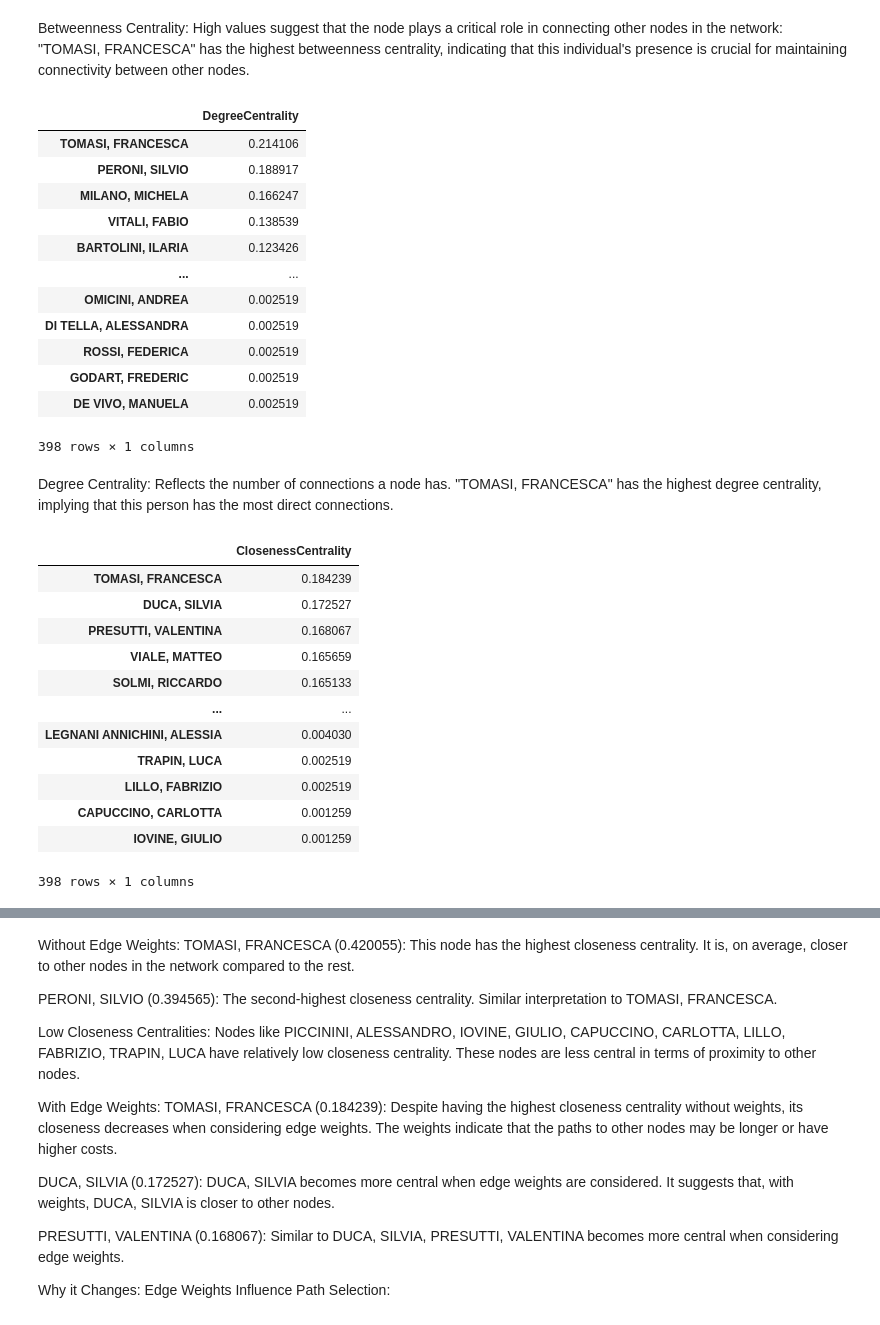
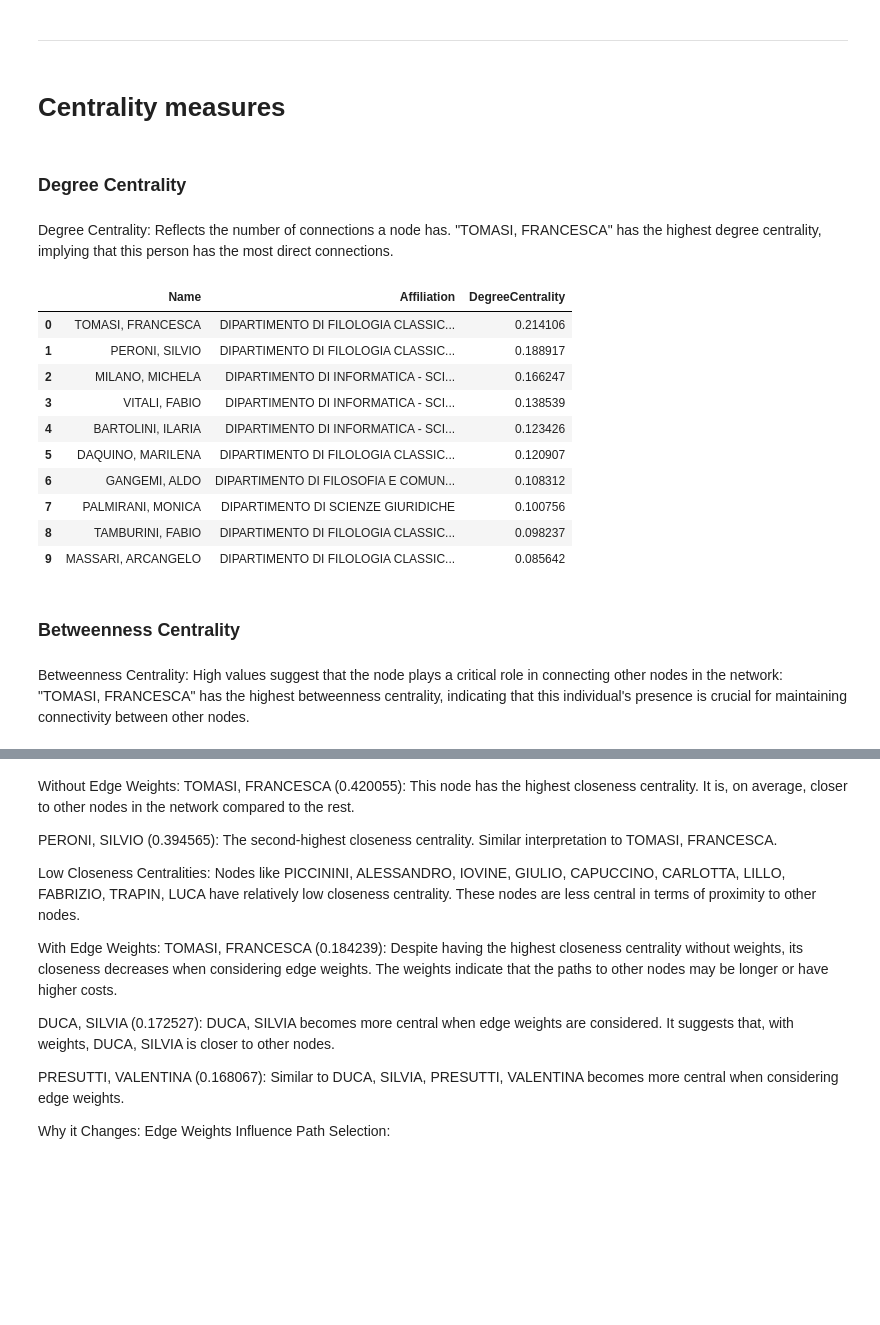
Before and after one commit to leonardozilli/DHDK_ProfessorsNetwork, a Jupyter notebook: notebooks/dhdk_network_analysis.ipynb, the cells around one changed output, grey strips where cells are left out. Saved outputs shown, nothing was run; the diff lists cells and outputs as text; code cells hidden in the pictures; blank space fills up the shorter version.

```diff
--- a/dhdk_notebook.ipynb
+++ b/notebooks/dhdk_network_analysis.ipynb
@@ -38,48 +8,40 @@ bc_data.sort_values(by=["BetweennessCentrality"], ascending=False)
+# %%
+target = "dhdk"
+G = nx.read_gml("../data/{0}/{0}_coauthorship_network.gml".format(target))
+node_attributes = nx.get_node_attributes(G, "affiliation")
+# %% [markdown]
+---
+# %% [markdown]
+# Centrality measures
+# %% [markdown]
+### Degree Centrality
+# %% [markdown]
+Degree Centrality:
+Reflects the number of connections a node has.
+"TOMASI, FRANCESCA" has the highest degree centrality, implying that this person has the most direct connections.
+# %%
+degree_centrality = nx.degree_centrality(G)
+dc_data = pd.DataFrame({"Name": list(degree_centrality.keys()),
+                        "Affiliation": [node_attributes[node] for node in degree_centrality.keys()],
+                        "DegreeCentrality": list(degree_centrality.values())
+                        }).sort_values(by="DegreeCentrality", ascending=False).reset_index(drop=True)
+
+dc_data.head(10)
+# %% [output]
+|  | Name | Affiliation | DegreeCentrality |
+| 0 | TOMASI, FRANCESCA | DIPARTIMENTO DI FILOLOGIA CLASSIC... | 0.214106 |
+| 1 | PERONI, SILVIO | DIPARTIMENTO DI FILOLOGIA CLASSIC... | 0.188917 |
+| 2 | MILANO, MICHELA | DIPARTIMENTO DI INFORMATICA - SCI... | 0.166247 |
+| 3 | VITALI, FABIO | DIPARTIMENTO DI INFORMATICA - SCI... | 0.138539 |
+| 4 | BARTOLINI, ILARIA | DIPARTIMENTO DI INFORMATICA - SCI... | 0.123426 |
+| 5 | DAQUINO, MARILENA | DIPARTIMENTO DI FILOLOGIA CLASSIC... | 0.120907 |
+| 6 | GANGEMI, ALDO | DIPARTIMENTO DI FILOSOFIA E COMUN... | 0.108312 |
+| 7 | PALMIRANI, MONICA | DIPARTIMENTO DI SCIENZE GIURIDICHE | 0.100756 |
+| 8 | TAMBURINI, FABIO | DIPARTIMENTO DI FILOLOGIA CLASSIC... | 0.098237 |
+| 9 | MASSARI, ARCANGELO | DIPARTIMENTO DI FILOLOGIA CLASSIC... | 0.085642 |
+# %% [markdown]
+### Betweenness Centrality
 # %% [markdown]
 Betweenness Centrality:
 High values suggest that the node plays a critical role in connecting other nodes in the network:
 "TOMASI, FRANCESCA" has the highest betweenness centrality, indicating that this individual's presence is crucial for maintaining connectivity between other nodes.
-# %%
-degree_centrality = nx.degree_centrality(G)
-dc_data = pd.DataFrame.from_dict(degree_centrality,
-                                columns=["DegreeCentrality"],
-                                orient="index")
-dc_data.sort_values(by=["DegreeCentrality"], ascending=False)
-# %% [output]
-|  | DegreeCentrality |
-| TOMASI, FRANCESCA | 0.214106 |
-| PERONI, SILVIO | 0.188917 |
-| MILANO, MICHELA | 0.166247 |
-| VITALI, FABIO | 0.138539 |
-| BARTOLINI, ILARIA | 0.123426 |
-| ... | ... |
-| OMICINI, ANDREA | 0.002519 |
-| DI TELLA, ALESSANDRA | 0.002519 |
-| ROSSI, FEDERICA | 0.002519 |
-| GODART, FREDERIC | 0.002519 |
-| DE VIVO, MANUELA | 0.002519 |
-398 rows × 1 columns
-# %% [markdown]
-Degree Centrality:
-Reflects the number of connections a node has.
-"TOMASI, FRANCESCA" has the highest degree centrality, implying that this person has the most direct connections.
-# %%
-closeness_centrality = nx.closeness_centrality(G, distance="weight")
-cc_data = pd.DataFrame.from_dict(closeness_centrality,
-                                columns=["ClosenessCentrality"],
-                                orient="index")
-cc_data.sort_values(by=["ClosenessCentrality"], ascending=False)
-# %% [output]
-|  | ClosenessCentrality |
-| TOMASI, FRANCESCA | 0.184239 |
-| DUCA, SILVIA | 0.172527 |
-| PRESUTTI, VALENTINA | 0.168067 |
-| VIALE, MATTEO | 0.165659 |
-| SOLMI, RICCARDO | 0.165133 |
-| ... | ... |
-| LEGNANI ANNICHINI, ALESSIA | 0.004030 |
-| TRAPIN, LUCA | 0.002519 |
-| LILLO, FABRIZIO | 0.002519 |
-| CAPUCCINO, CARLOTTA | 0.001259 |
-| IOVINE, GIULIO | 0.001259 |
-398 rows × 1 columns
```
Also changed, not shown: parts of 15 cells of this notebook, 3 other files.
